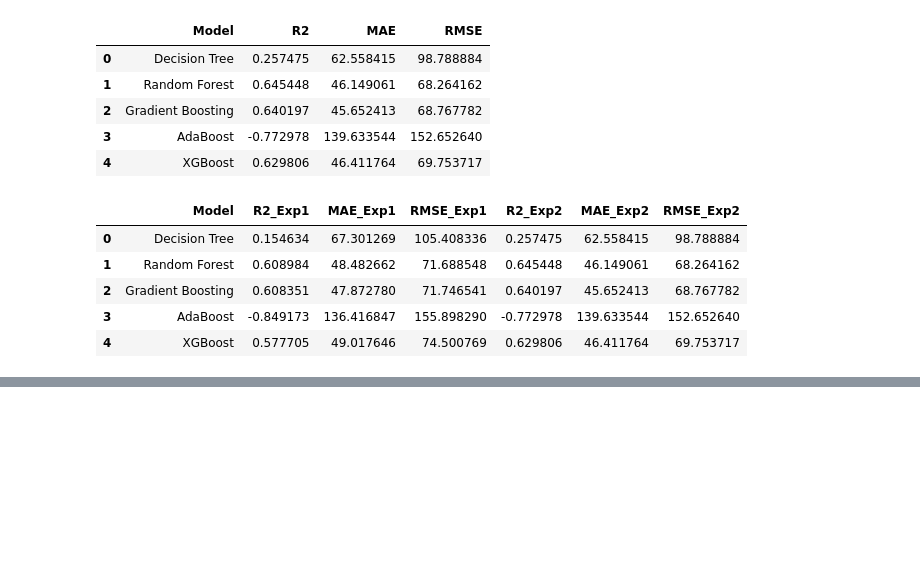
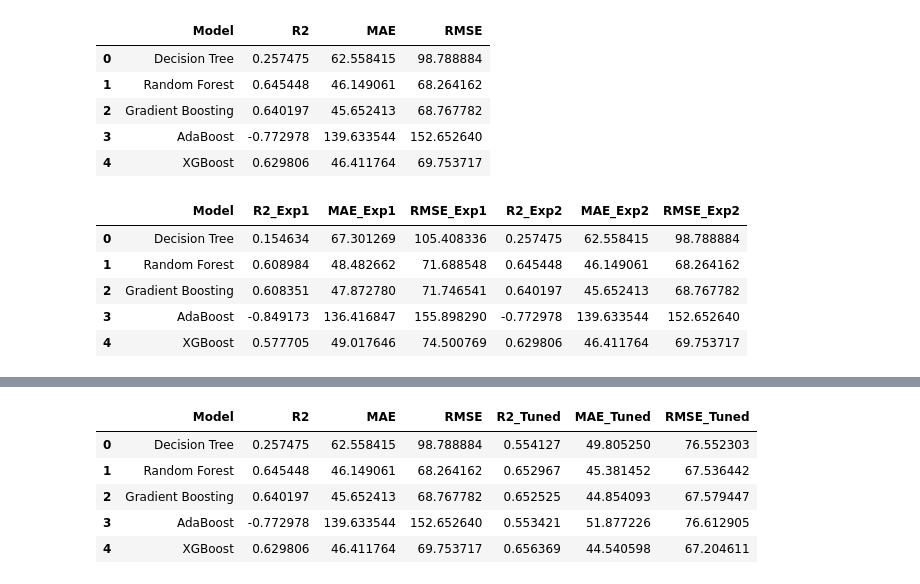
Before and after one commit to lubnashahanas07/PM25-Prediction-Using-Machine-Learning, a Jupyter notebook: modelling.ipynb, the cells around one changed output, grey strips where cells are left out. Drawn from its saved outputs; the diff is of its cells as text; code cells hidden in the pictures; blank space fills up the shorter version.

```diff
--- a/modelling.ipynb
+++ b/modelling.ipynb
@@ -160,0 +279,16 @@ comparison
+# %%
+# comparing exp2 before tuning vs after tuning
+
+comparison_tuning = evaluation_exp2.merge(
+    tuned_df,
+    on="Model"
+)
+
+comparison_tuning
+# %% [output]
+|  | Model | R2 | MAE | RMSE | R2_Tuned | MAE_Tuned | RMSE_Tuned |
+| 0 | Decision Tree | 0.257475 | 62.558415 | 98.788884 | 0.554127 | 49.805250 | 76.552303 |
+| 1 | Random Forest | 0.645448 | 46.149061 | 68.264162 | 0.652967 | 45.381452 | 67.536442 |
+| 2 | Gradient Boosting | 0.640197 | 45.652413 | 68.767782 | 0.652525 | 44.854093 | 67.579447 |
+| 3 | AdaBoost | -0.772978 | 139.633544 | 152.652640 | 0.553421 | 51.877226 | 76.612905 |
+| 4 | XGBoost | 0.629806 | 46.411764 | 69.753717 | 0.656369 | 44.540598 | 67.204611 |
```
Also changed, not shown: parts of 9 cells of this notebook.
